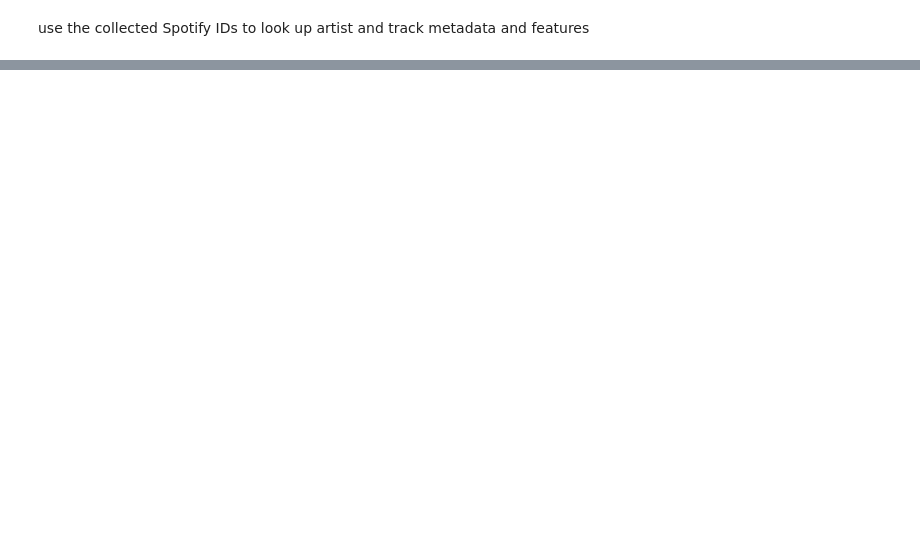
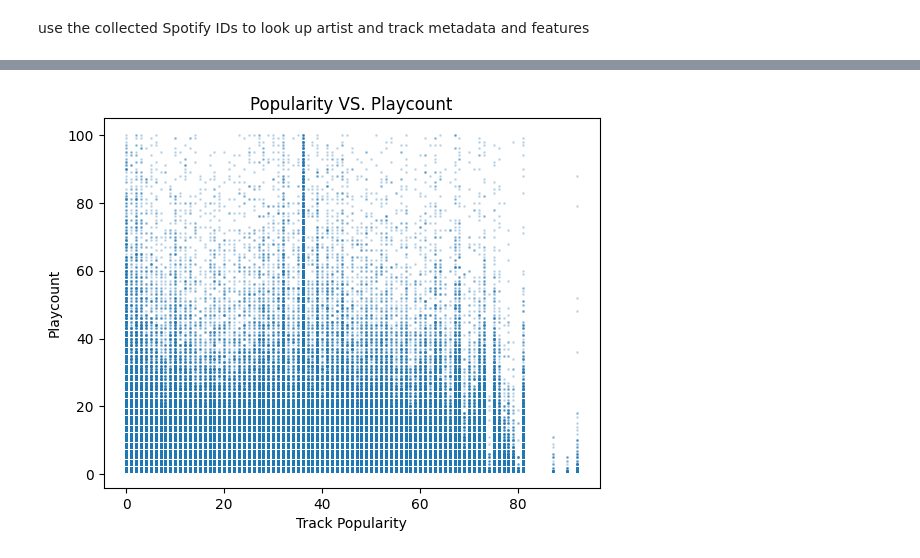
Before and after one commit to smehdizadeh/CSCI5622_Machine-Learning, a Jupyter notebook: dataset-creation.ipynb, the cells around one changed output, grey strips where cells are left out. Drawn from its saved outputs; the diff is of its cells as text; code cells hidden in the pictures; blank space fills up the shorter version.

```diff
--- a/dataset-creation.ipynb
+++ b/dataset-creation.ipynb
@@ -969,0 +1006,12 @@ taste_df_spotify.to_csv('taste_profiles_spotify.csv')
+# %%
+fig, axs = plt.subplots(1, 1)
+p = axs.scatter(x=completed[completed['playcount'] <= 100]['trackPop'], y=completed[completed['playcount'] <=100]['playcount'], alpha=0.2, s=1)
+
+axs.set_xlabel('Track Popularity')
+axs.set_ylabel('Playcount')
+axs.set_title('Popularity VS. Playcount')
+
+plt.savefig('FIGURES/popularity-playcount.png', dpi=300)
+plt.show()
+# %% [output]
+[figure, added]
```
Also changed, not shown: parts of 42 cells of this notebook.
